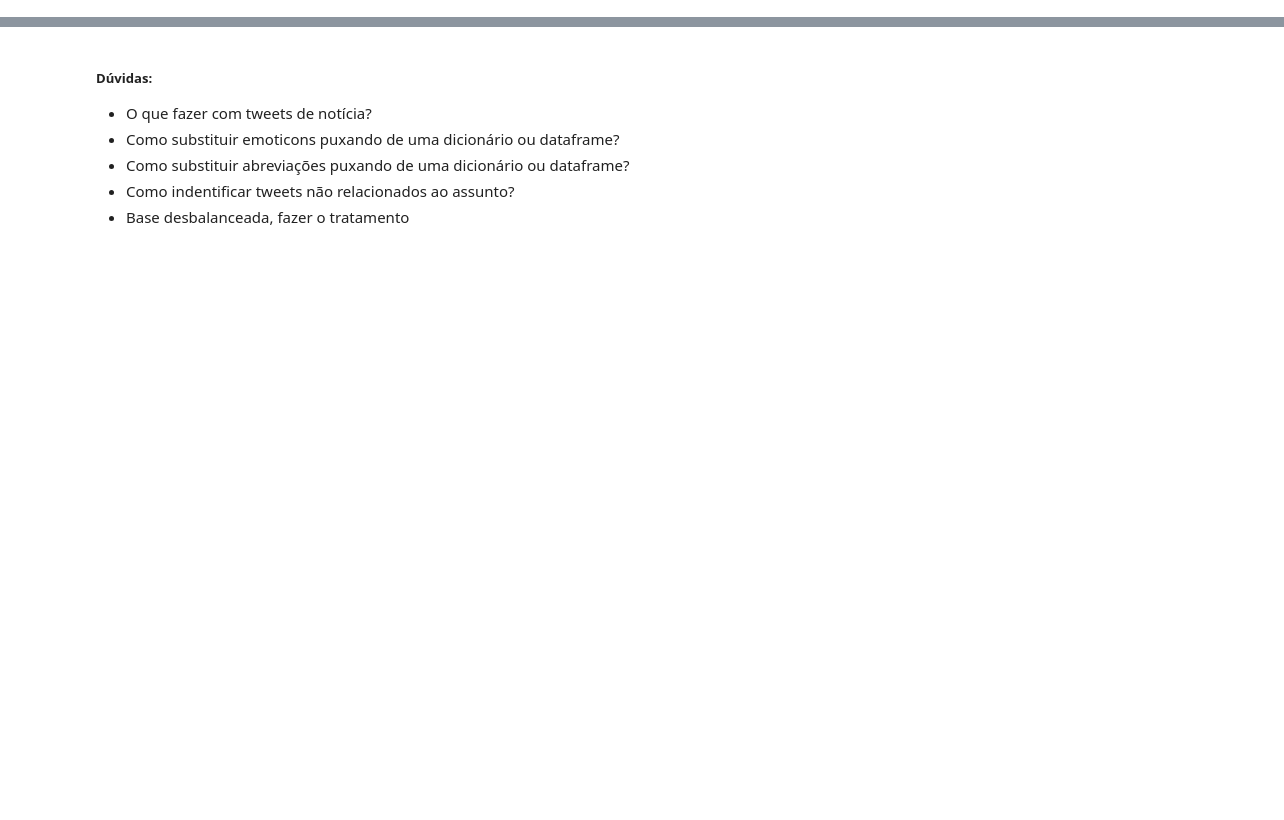
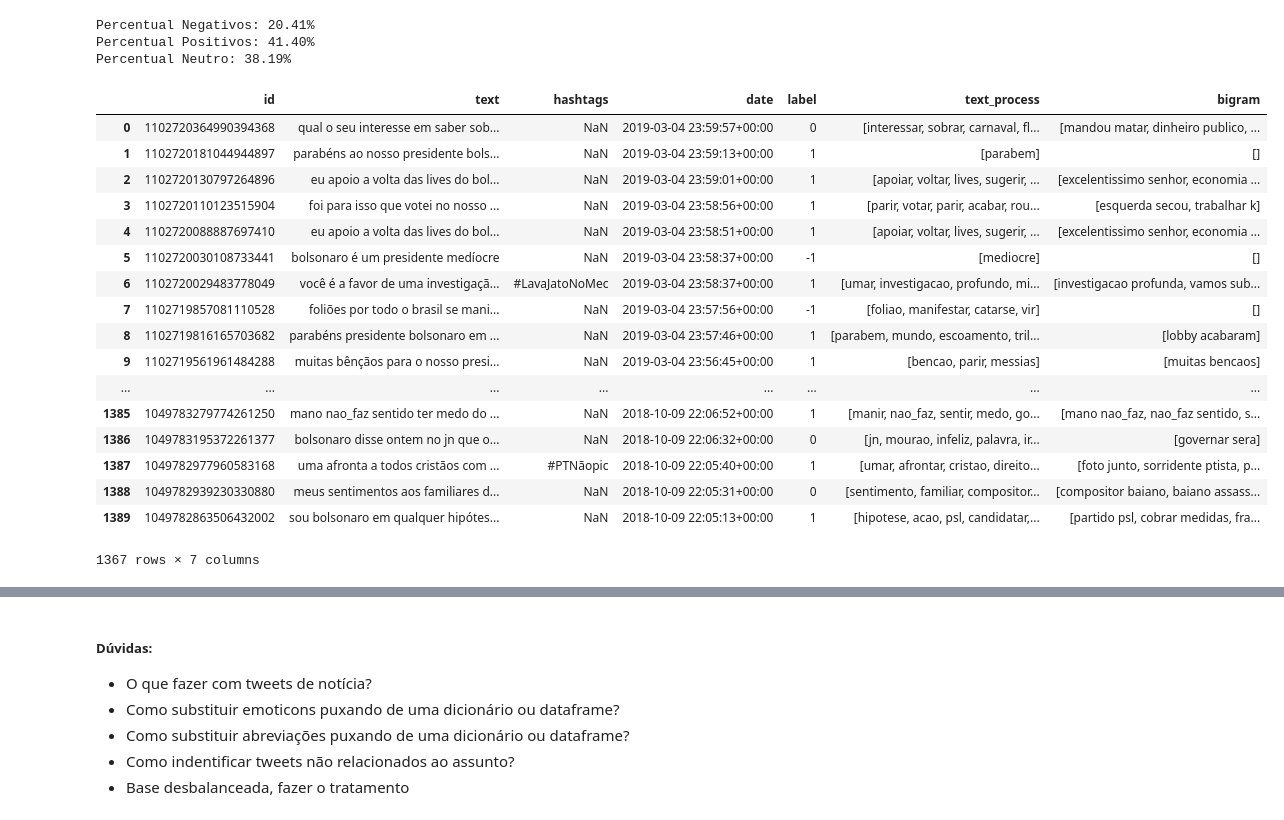
Before and after one commit to RodolfoLSS/text_mining_nlp, a Jupyter notebook: final_project_V1_20032019.ipynb, the cells around one changed output, grey strips where cells are left out. Drawn from its saved outputs; the diff is of its cells as text; code cells hidden in the pictures; blank space fills up the shorter version.

```diff
--- a/final_project_V1_20032019.ipynb
+++ b/final_project_V1_20032019.ipynb
@@ -65,0 +140,8 @@ df.to_csv("2018_09_10-2018_10_10.csv")
+# %%
+# Adiconando novos stopwords
+
+new_sw = ['o','a','e','dele', '',' ']
+for word in new_sw:
+    nlp.Defaults.stop_words.add(word)
+
+stopwords_set = nlp.Defaults.stop_words
@@ -65,0 +171,9 @@ df.to_csv("2018_09_10-2018_10_10.csv")
+# %%
+# Criando Bigramas
+
+def bigramReturner(df):
+    df.loc[:,'bigram'] = df["text"].apply(lambda row: [' '.join(word) for word in nltk.bigrams(row.split()) \
+                                                       if word[0] not in tweet_key and word[1] not in tweet_key \
+                                                      and word[0] not in stopwords_set and word[1] not in stopwords_set] )
+    df.loc[:,'bigram'] = df["bigram"].apply(lambda row: [normalize('NFKD', word).encode('ASCII', 'ignore').decode('ASCII') for word in row])
+    return df
@@ -65,0 +182,20 @@ df.to_csv("2018_09_10-2018_10_10.csv")
+# %%
+# Processsamento dos arquivos
+
+df1 = pd.read_csv('2019_02_05-2019_03_05_Label.csv')
+df2 = pd.read_csv('2019_01_05-2019_02_05_label.csv')
+df3 = pd.read_csv('2018_09_10-2018_10_10_label.csv')
+
+df1 = df1.drop(df1.columns[[5]], axis=1)
+df1.iloc[322,5] = -1
+df1.label = pd.to_numeric(df1.label, errors = 'coerce')
+df1.label = df1.label.astype('int64')
+df2 = df2.rename(columns={'sent': 'label'})
+df2 = df2.drop(df2.columns[[6]], axis=1)
+df3.iloc[452,5] = 1
+df3.label = df3.label.astype('int64')
+dataset = pd.concat([df1,df2,df3],axis=0)
+dataset['text'].dropna(inplace=True)
+dataset.text = dataset.text.astype('str')
+dataset.reset_index(inplace= True)
+dataset = dataset.drop(dataset.columns[[0,1]], axis=1)
@@ -65,0 +224,37 @@ df.to_csv("2018_09_10-2018_10_10.csv")
+# %%
+# Analisando o data frame
+
+total_base = sum(dataset['label'].value_counts())
+print("Percentual Negativos: {0:.2f}%".format(100*sum(dataset[dataset['label'] == -1]['label'].value_counts())/total_base))
+print("Percentual Positivos: {0:.2f}%".format(100*sum(dataset[dataset['label'] == 1]['label'].value_counts())/total_base))
+print("Percentual Neutro: {0:.2f}%".format(100*sum(dataset[dataset['label'] == 0]['label'].value_counts())/total_base))
+# %% [output]
+Percentual Negativos: 20.41%
+Percentual Positivos: 41.40%
+Percentual Neutro: 38.19%
+# %%
+# Aplicando as funções de pre processamento
+
+pre_process(dataset)
+bgram(dataset)
+pre_process2(dataset)
+bigramReturner(dataset)
+# %% [output]
+|  | id | text | hashtags | date | label | text_process | bigram |
+| 0 | 1102720364990394368 | qual o seu interesse em saber sob... | NaN | 2019-03-04 23:59:57+00:00 | 0 | [interessar, sobrar, carnaval, fl... | [mandou matar, dinheiro publico, ... |
+| 1 | 1102720181044944897 | parabéns ao nosso presidente bols... | NaN | 2019-03-04 23:59:13+00:00 | 1 | [parabem] | [] |
+| 2 | 1102720130797264896 | eu apoio a volta das lives do bol... | NaN | 2019-03-04 23:59:01+00:00 | 1 | [apoiar, voltar, lives, sugerir, ... | [excelentissimo senhor, economia ... |
+| 3 | 1102720110123515904 | foi para isso que votei no nosso ... | NaN | 2019-03-04 23:58:56+00:00 | 1 | [parir, votar, parir, acabar, rou... | [esquerda secou, trabalhar k] |
+| 4 | 1102720088887697410 | eu apoio a volta das lives do bol... | NaN | 2019-03-04 23:58:51+00:00 | 1 | [apoiar, voltar, lives, sugerir, ... | [excelentissimo senhor, economia ... |
+| 5 | 1102720030108733441 | bolsonaro é um presidente medíocre | NaN | 2019-03-04 23:58:37+00:00 | -1 | [mediocre] | [] |
+| 6 | 1102720029483778049 | você é a favor de uma investigaçã... | #LavaJatoNoMec | 2019-03-04 23:58:37+00:00 | 1 | [umar, investigacao, profundo, mi... | [investigacao profunda, vamos sub... |
+| 7 | 1102719857081110528 | foliões por todo o brasil se mani... | NaN | 2019-03-04 23:57:56+00:00 | -1 | [foliao, manifestar, catarse, vir] | [] |
+| 8 | 1102719816165703682 | parabéns presidente bolsonaro em ... | NaN | 2019-03-04 23:57:46+00:00 | 1 | [parabem, mundo, escoamento, tril... | [lobby acabaram] |
+| 9 | 1102719561961484288 | muitas bênçãos para o nosso presi... | NaN | 2019-03-04 23:56:45+00:00 | 1 | [bencao, parir, messias] | [muitas bencaos] |
+| ... | ... | ... | ... | ... | ... | ... | ... |
+| 1385 | 1049783279774261250 | mano nao_faz sentido ter medo do ... | NaN | 2018-10-09 22:06:52+00:00 | 1 | [manir, nao_faz, sentir, medo, go... | [mano nao_faz, nao_faz sentido, s... |
+| 1386 | 1049783195372261377 | bolsonaro disse ontem no jn que o... | NaN | 2018-10-09 22:06:32+00:00 | 0 | [jn, mourao, infeliz, palavra, ir... | [governar sera] |
+| 1387 | 1049782977960583168 | uma afronta a todos cristãos com ... | #PTNãopic | 2018-10-09 22:05:40+00:00 | 1 | [umar, afrontar, cristao, direito... | [foto junto, sorridente ptista, p... |
+| 1388 | 1049782939230330880 | meus sentimentos aos familiares d... | NaN | 2018-10-09 22:05:31+00:00 | 0 | [sentimento, familiar, compositor... | [compositor baiano, baiano assass... |
+| 1389 | 1049782863506432002 | sou bolsonaro em qualquer hipótes... | NaN | 2018-10-09 22:05:13+00:00 | 1 | [hipotese, acao, psl, candidatar,... | [partido psl, cobrar medidas, fra... |
+1367 rows × 7 columns
```
Also changed, not shown: parts of 85 cells of this notebook.
